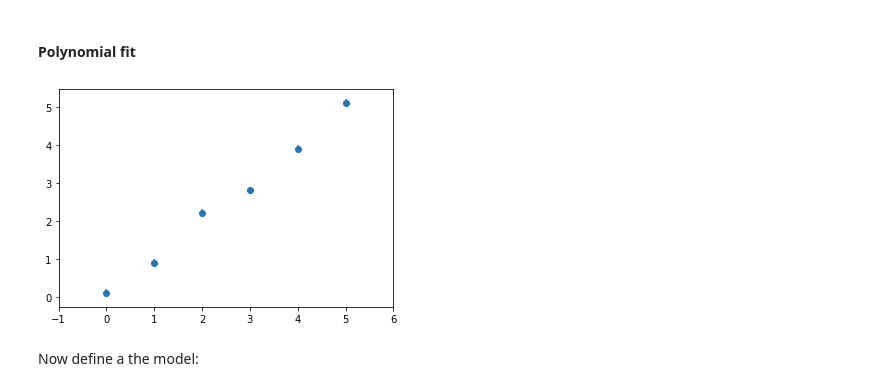
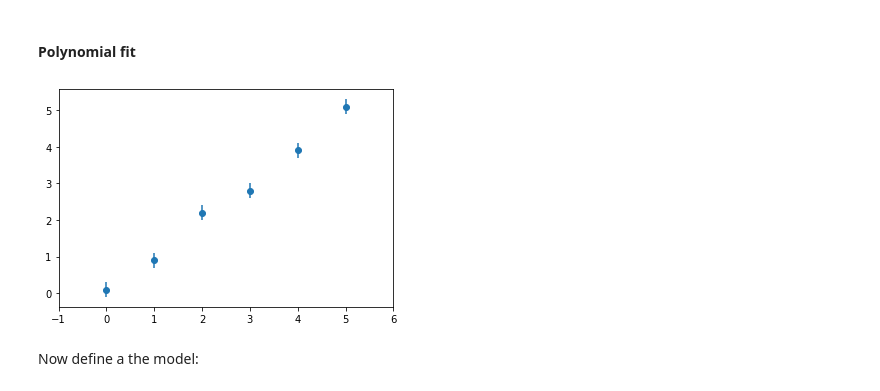
Before and after one commit to ds-connectors/Physics-88-Sp21, a Jupyter notebook: Week07/Lecture06.ipynb, the cells around one changed output. Saved outputs shown, nothing was run; the diff lists cells and outputs as text; code cells hidden in the pictures.

```diff
--- a/Week07/Lecture06.ipynb
+++ b/Week07/Lecture06.ipynb
@@ -190,23 +190,23 @@ There are two standard cases where least-squares method is applicable:
 # %%
 import numpy as np
 import matplotlib.pyplot as plt
 import scipy.optimize as fitter
 
 
 # Generate artificial data = straight line with a=0 and b=1
 # plus some noise.
 a0 = 0
 b0 = 1
-xdata = np.array([0.0,1.0,2.0,3.0,4.0,5.0])
-ydata = np.array([0.1,0.9,2.2,2.8,3.9,5.1])
-sigma = np.array([1.0,1.0,1.0,1.0,1.0,1.0])*0.1
+xdata = np.array([0.0,1.0,2.0,3.0,4.0,5.0])  # Voltage (V)
+ydata = np.array([0.1,0.9,2.2,2.8,3.9,5.1])  # current (A)
+sigma = np.array([1.0,1.0,1.0,1.0,1.0,1.0])*0.2  # 0.2 A error in current
 
 # plot it
 plt.errorbar(xdata, ydata, xerr=0, yerr=sigma, fmt='o')
 plt.xlim(-1,6)
 plt.show()
 # %% [output]
-[figure, old version]
+[figure, new version]
 # %% [markdown]
 Now define a the model:
 # %%
```
Also changed, not shown: parts of 7 cells of this notebook, 5 other files.
